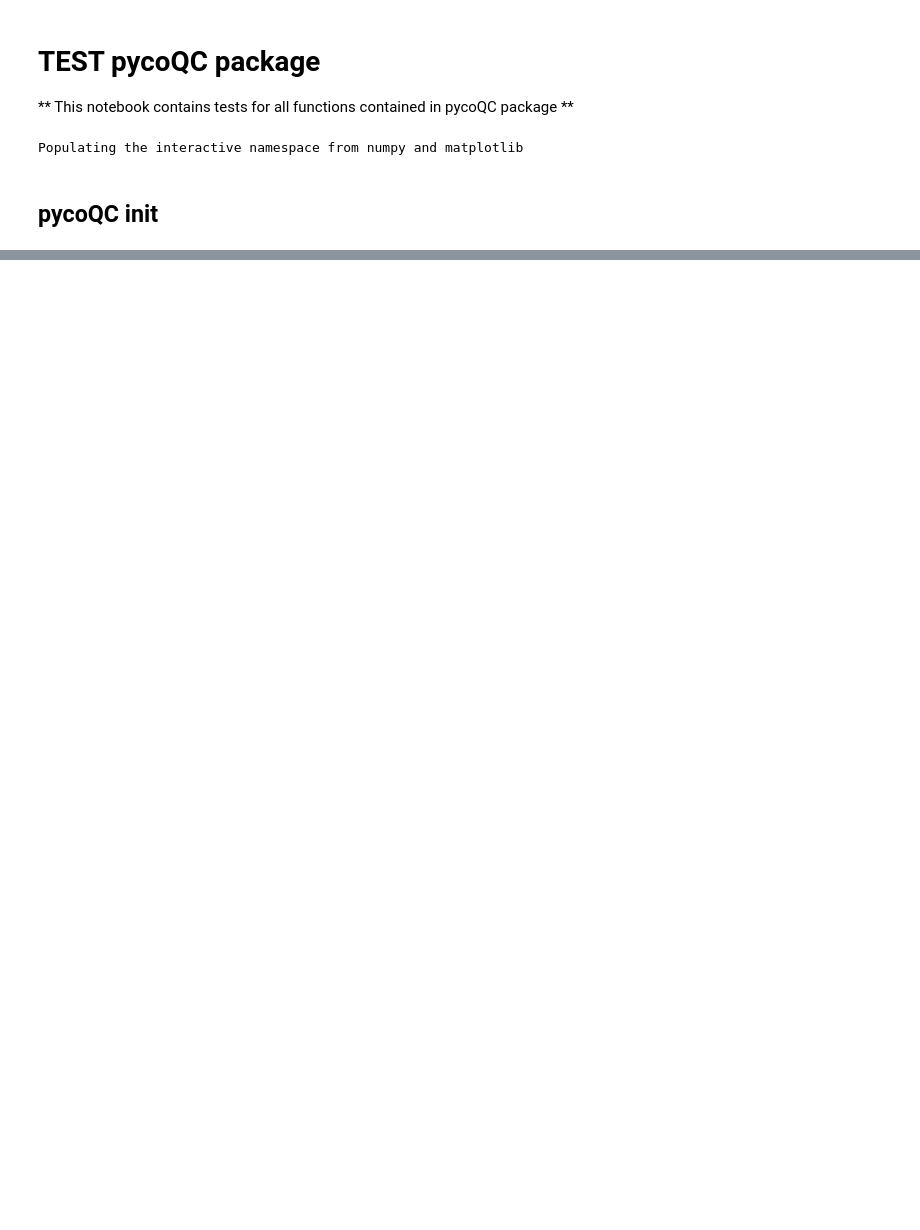
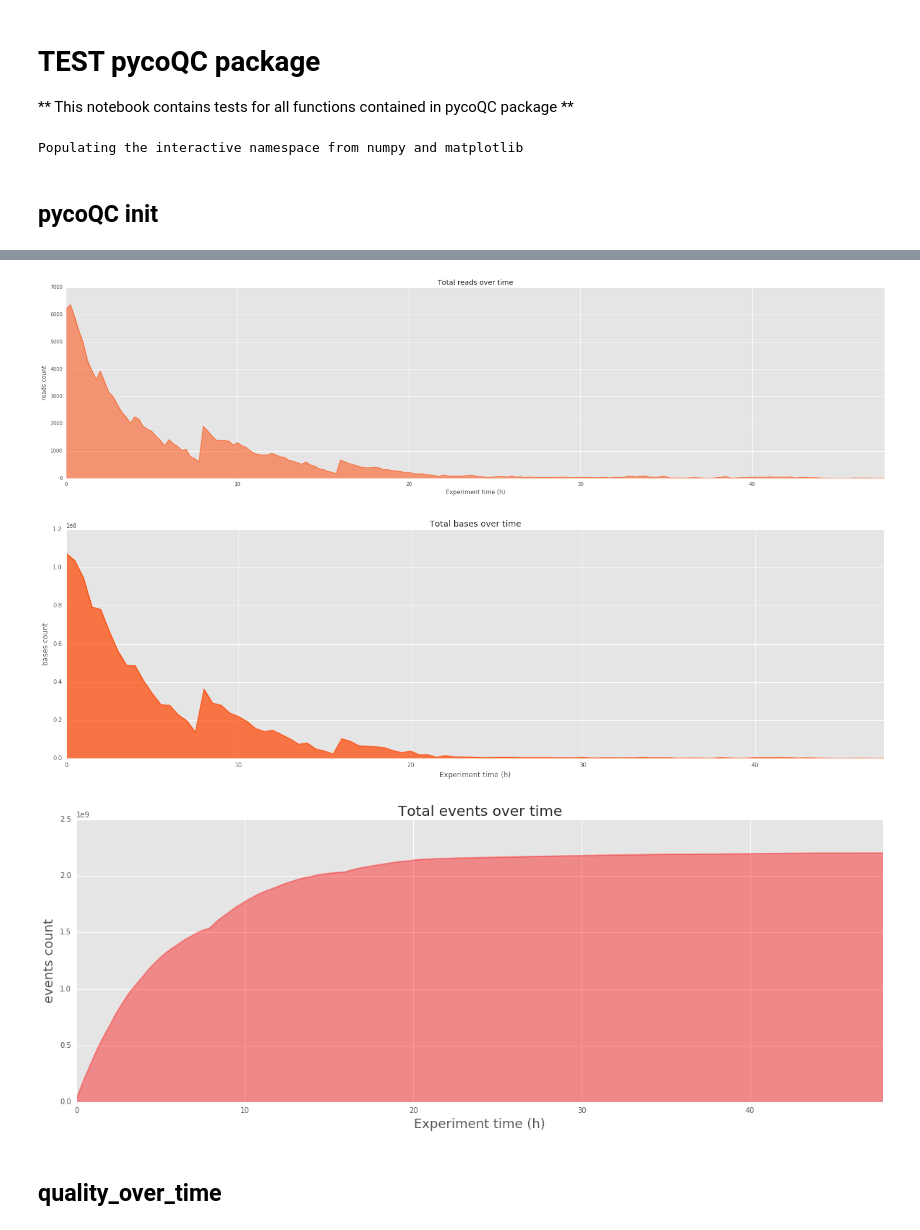
Before and after one commit to a-slide/pycoQC, a Jupyter notebook: test_pycoQC.ipynb, the cells around one changed output, grey strips where cells are left out. Cells and saved outputs as stored; diff of their text form; code cells hidden in the pictures; blank space fills up the shorter version.

```diff
--- a/test_pycoQC.ipynb
+++ b/test_pycoQC.ipynb
@@ -67,0 +160,16 @@ help(p.channels_activity)
+# %%
+p = pycoQC("./test_data/sequencing_summary.txt")
+g = p.output_over_time(level='reads')
+g = p.output_over_time(level='bases', figsize=[25, 7], color='orangered', alpha=0.7, win_size=0.5, cumulative=False)
+g = p.output_over_time(level='events', figsize=[20, 7], color='red', alpha=0.4, win_size=0.1, cumulative=True)
+
+# Changing size of the axis title and labels
+g.title.set_fontsize(20)
+g.xaxis.label.set_fontsize(18)
+g.yaxis.label.set_fontsize(18)
+# %% [output]
+[figure, added]
+[figure, added]
+[figure, added]
+# %% [markdown]
+## quality_over_time
```
Also changed, not shown: parts of 16 cells of this notebook, 1 other file.
